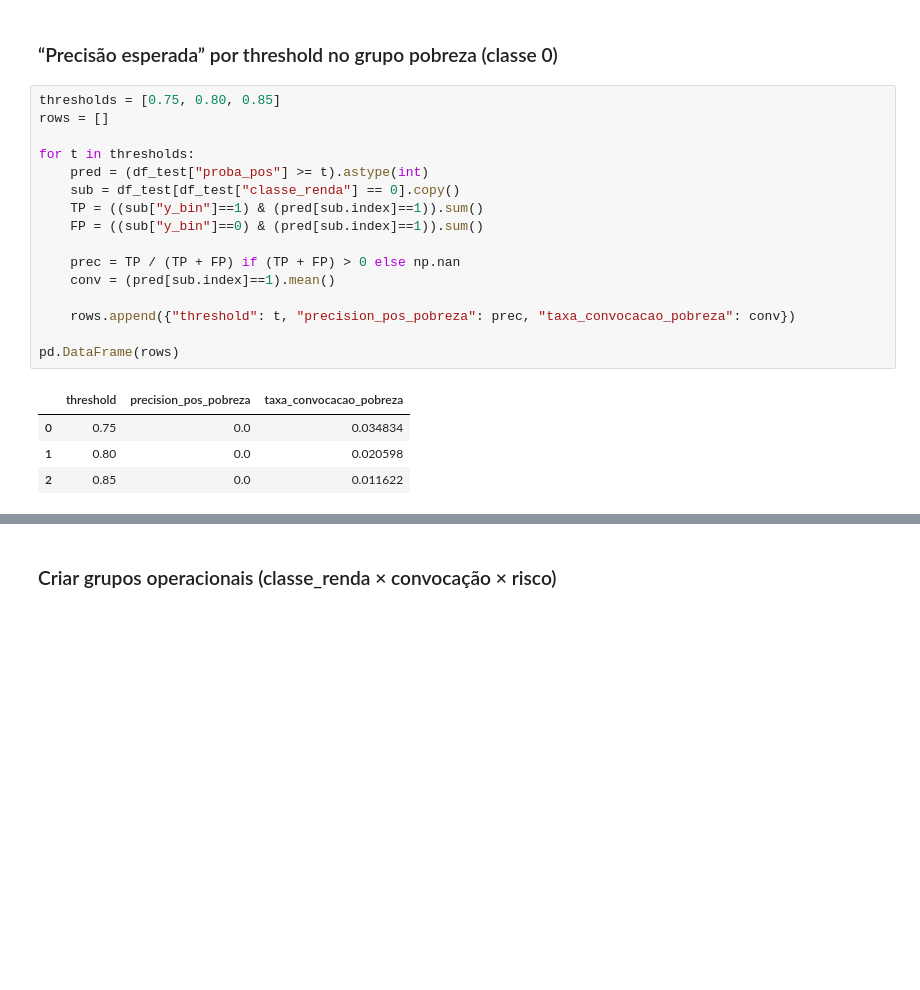
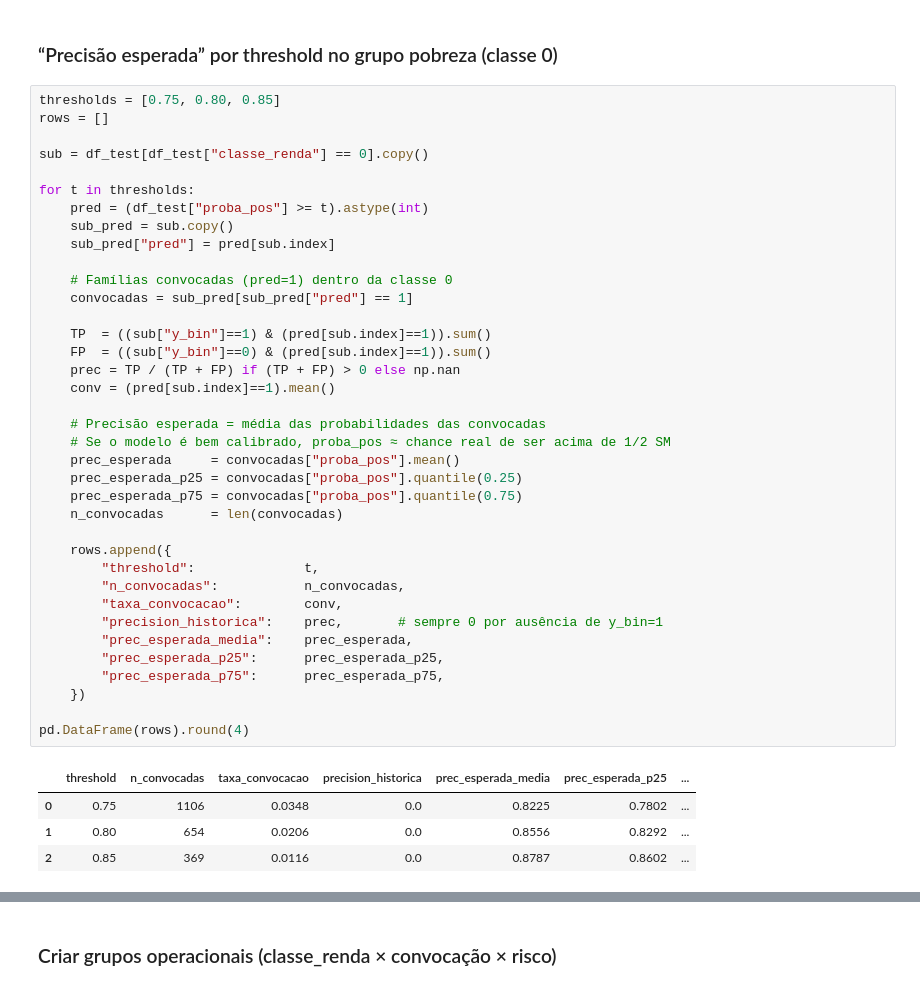
Before and after one commit to mariananresende/predicao_classe_renda_informal, a Jupyter notebook: ML_df_prop_binario_ivcad.ipynb, the cells around one changed output, grey strips where cells are left out. Saved outputs shown, nothing was run; the diff lists cells and outputs as text; blank space fills up the shorter version.

```diff
--- a/ML_df_prop_binario_ivcad.ipynb
+++ b/ML_df_prop_binario_ivcad.ipynb
@@ -2161,21 +2376,42 @@ pd.concat(rows, ignore_index=True).pivot(index="classe_renda", columns="threshol
 # %%
 thresholds = [0.75, 0.80, 0.85]
 rows = []
 
+sub = df_test[df_test["classe_renda"] == 0].copy()
+
 for t in thresholds:
     pred = (df_test["proba_pos"] >= t).astype(int)
-    sub = df_test[df_test["classe_renda"] == 0].copy()
-    TP = ((sub["y_bin"]==1) & (pred[sub.index]==1)).sum()
-    FP = ((sub["y_bin"]==0) & (pred[sub.index]==1)).sum()
+    sub_pred = sub.copy()
+    sub_pred["pred"] = pred[sub.index]
 
+    # Famílias convocadas (pred=1) dentro da classe 0
+    convocadas = sub_pred[sub_pred["pred"] == 1]
+
+    TP  = ((sub["y_bin"]==1) & (pred[sub.index]==1)).sum()
+    FP  = ((sub["y_bin"]==0) & (pred[sub.index]==1)).sum()
     prec = TP / (TP + FP) if (TP + FP) > 0 else np.nan
     conv = (pred[sub.index]==1).mean()
 
-    rows.append({"threshold": t, "precision_pos_pobreza": prec, "taxa_convocacao_pobreza": conv})
+    # Precisão esperada = média das probabilidades das convocadas
+    # Se o modelo é bem calibrado, proba_pos ≈ chance real de ser acima de 1/2 SM
+    prec_esperada     = convocadas["proba_pos"].mean()
+    prec_esperada_p25 = convocadas["proba_pos"].quantile(0.25)
+    prec_esperada_p75 = convocadas["proba_pos"].quantile(0.75)
+    n_convocadas      = len(convocadas)
 
-pd.DataFrame(rows)
+    rows.append({
+        "threshold":              t,
+        "n_convocadas":           n_convocadas,
+        "taxa_convocacao":        conv,
+        "precision_historica":    prec,       # sempre 0 por ausência de y_bin=1
+        "prec_esperada_media":    prec_esperada,
+        "prec_esperada_p25":      prec_esperada_p25,
+        "prec_esperada_p75":      prec_esperada_p75,
+    })
+
+pd.DataFrame(rows).round(4)
 # %% [output]
-|  | threshold | precision_pos_pobreza | taxa_convocacao_pobreza |
-| 0 | 0.75 | 0.0 | 0.034834 |
-| 1 | 0.80 | 0.0 | 0.020598 |
-| 2 | 0.85 | 0.0 | 0.011622 |
+|  | threshold | n_convocadas | taxa_convocacao | precision_historica | prec_esperada_media | prec_esperada_p25 | ... |
+| 0 | 0.75 | 1106 | 0.0348 | 0.0 | 0.8225 | 0.7802 | ... |
+| 1 | 0.80 | 654 | 0.0206 | 0.0 | 0.8556 | 0.8292 | ... |
+| 2 | 0.85 | 369 | 0.0116 | 0.0 | 0.8787 | 0.8602 | ... |
```
Also changed, not shown: parts of 17 cells of this notebook, 5 other files.
